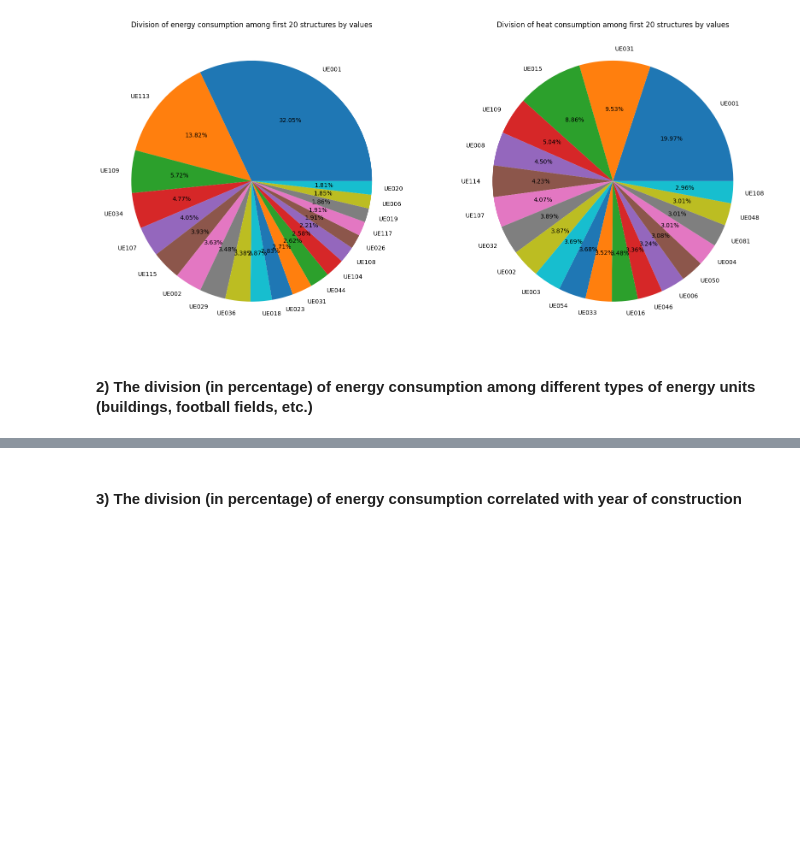
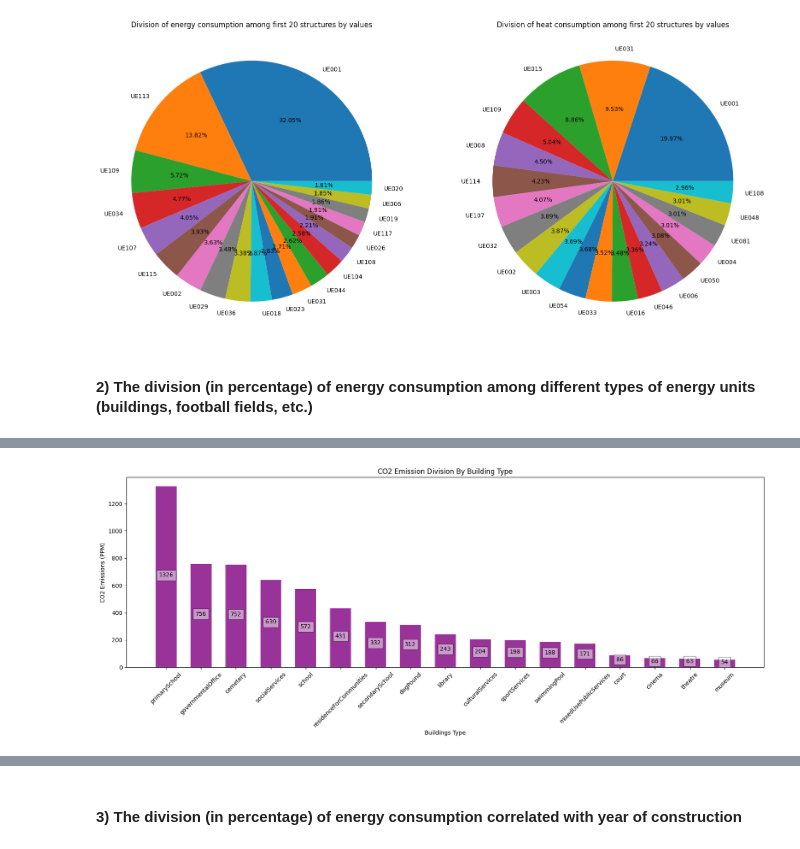
Before and after one commit to matteoForoni/energy-consumption-re, a Jupyter notebook: energy_consumption_re_analysis.ipynb, the cells around one changed output, grey strips where cells are left out. Drawn from its saved outputs; the diff is of its cells as text; code cells hidden in the pictures; blank space fills up the shorter version.

```diff
--- a/energy_consumption_re_analysis.ipynb
+++ b/energy_consumption_re_analysis.ipynb
@@ -645,0 +659,6 @@ plt.show()
+# %%
+eco2data_bytype = eco2_dataset.groupby(['TYPE']).sum()['VALUE'].sort_values(ascending=False)
+
+bar_plot((20,6), eco2data_bytype.index.values, eco2data_bytype.values, len(eco2data_bytype.index.values), 'Buildings Type', 'CO2 Emissions (PPM)', 'CO2 Emission Division By Building Type', color='#993399', y_labels=True, xrotation=True )
+# %% [output]
+[figure, added]
```
Also changed, not shown: parts of 6 cells of this notebook.
